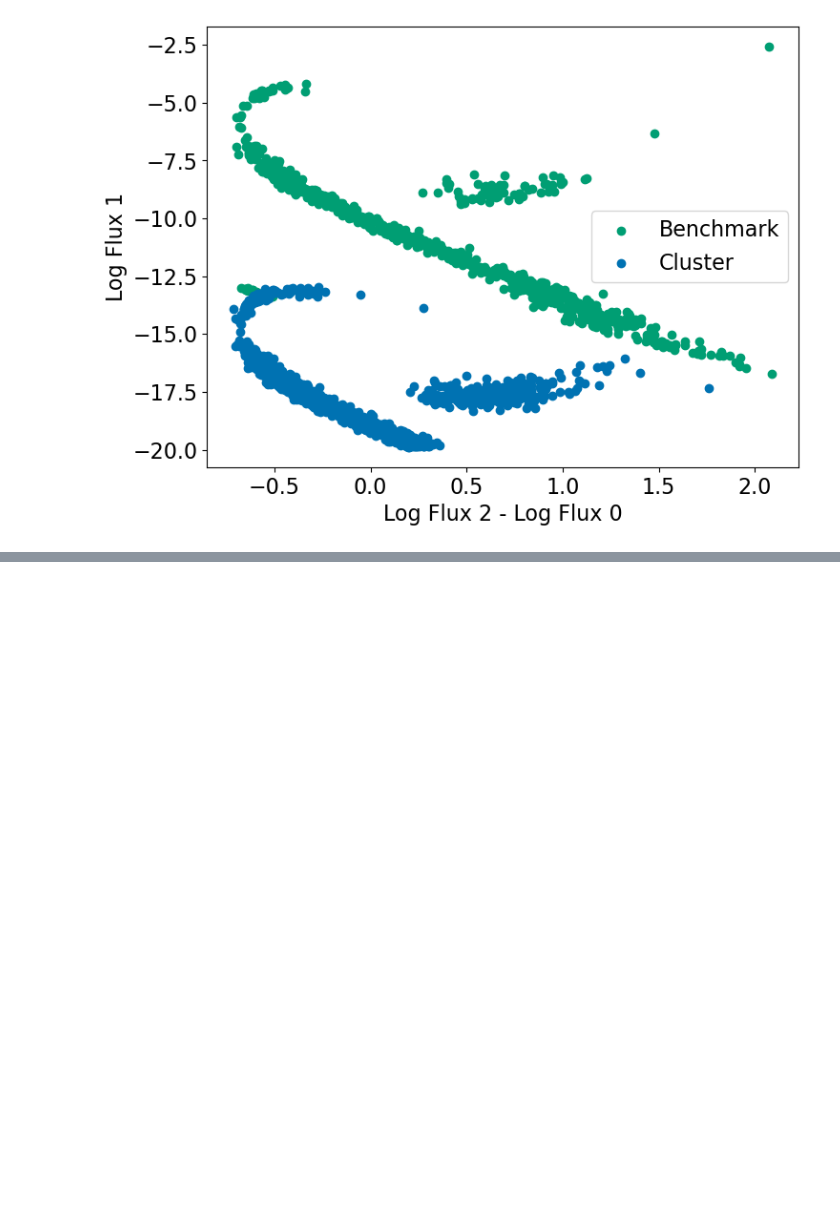
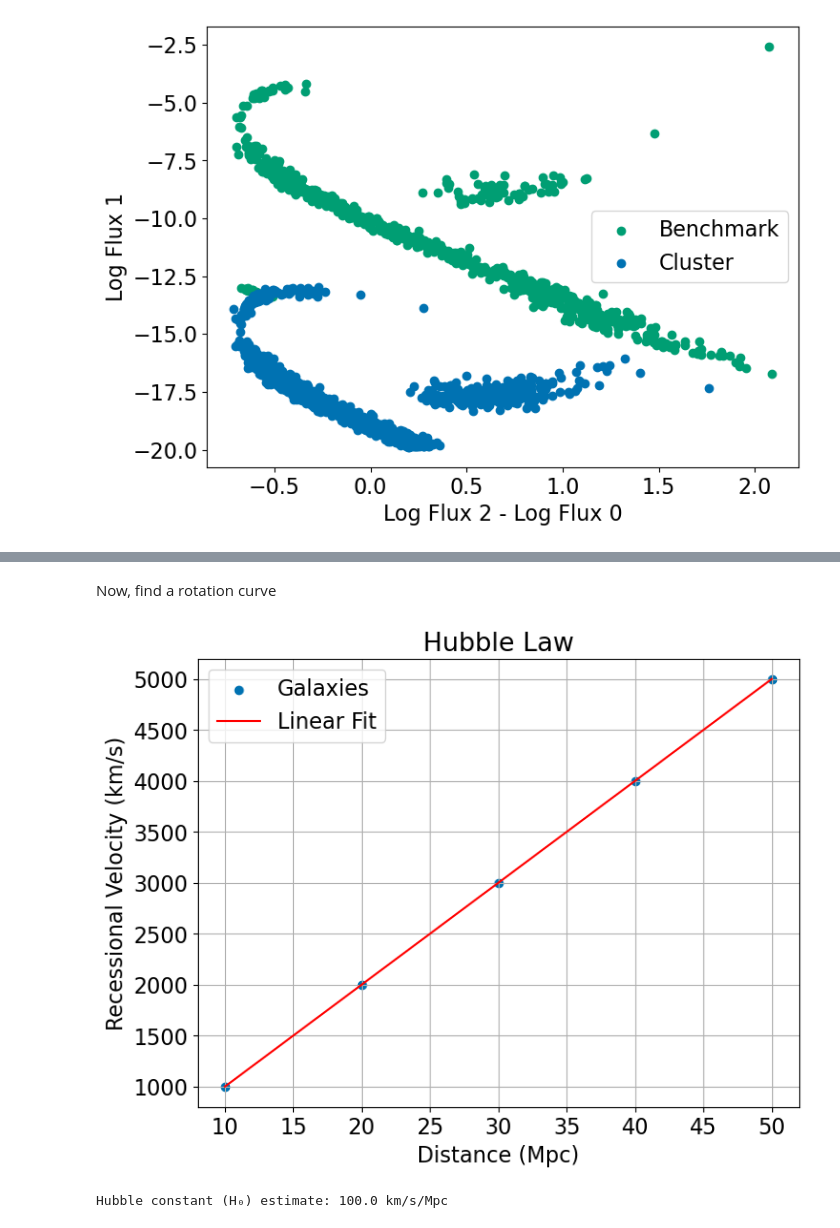
Before and after one commit to nicomii/astro_ladder, a Jupyter notebook: hr_diagram.ipynb, the cells around one changed output, grey strips where cells are left out. Drawn from its saved outputs; the diff is of its cells as text; code cells hidden in the pictures; blank space fills up the shorter version.

```diff
--- a/hr_diagram.ipynb
+++ b/hr_diagram.ipynb
@@ -140,0 +155,31 @@ array([25118.8643151 , 31622.77660168])
+# %% [markdown]
+Now, find a rotation curve
+# %%
+import numpy as np
+import matplotlib.pyplot as plt
+from scipy.stats import linregress
+
+
+velocities = this.RadialVelocity
+  # Recessional velocities in km/s
+
+
+# Fit a linear regression line
+slope, intercept, _, _, _ = linregress(distances, velocities)
+
+# Plot the data and the linear fit
+plt.scatter(distances, velocities, label='Galaxies')
+plt.plot(distances, slope * distances + intercept, color='red', label='Linear Fit')
+plt.xlabel('Distance (Mpc)')
+plt.ylabel('Recessional Velocity (km/s)')
+plt.title('Hubble Law')
+plt.legend()
+plt.grid(True)
+plt.show()
+
+# Calculate Hubble constant (H₀)
+H0 = slope
+print(f"Hubble constant (H₀) estimate: {H0} km/s/Mpc")
+# %% [output]
+[figure, added]
+Hubble constant (H₀) estimate: 100.0 km/s/Mpc
```
Also changed, not shown: parts of 3 cells of this notebook, 5 other files.
